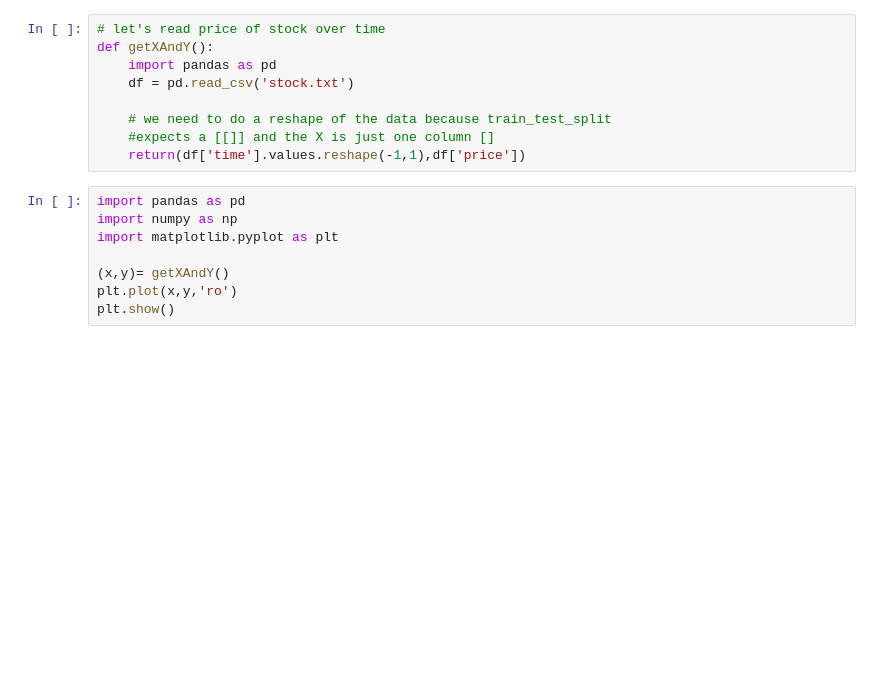
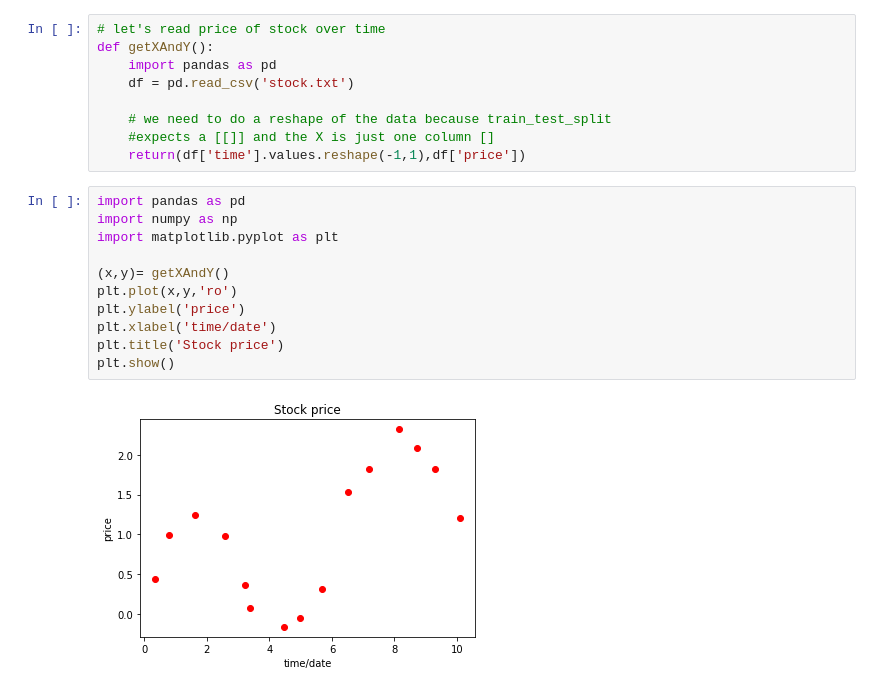
Before and after one commit to axlrommel/machine-learning-class-python, a Jupyter notebook: week1/exercise1.ipynb, the cells around one changed output. Saved outputs shown, nothing was run; the diff lists cells and outputs as text; blank space fills up the shorter version.

```diff
--- a/week1/exercise1.ipynb
+++ b/week1/exercise1.ipynb
@@ -18,11 +23,16 @@ def getXAndY():
 # %%
 import pandas as pd
 import numpy as np
 import matplotlib.pyplot as plt
 
 (x,y)= getXAndY()
 plt.plot(x,y,'ro')
+plt.ylabel('price')
+plt.xlabel('time/date')
+plt.title('Stock price')
 plt.show()
+# %% [output]
+[figure, added]
 # %%
 # let's make a model that always predict the mean: DummyRegressor
 # r2_score: it's a linear regression scoring function with a best score = or close to 1.
```
Also changed, not shown: parts of 6 cells of this notebook, 1 other file.
